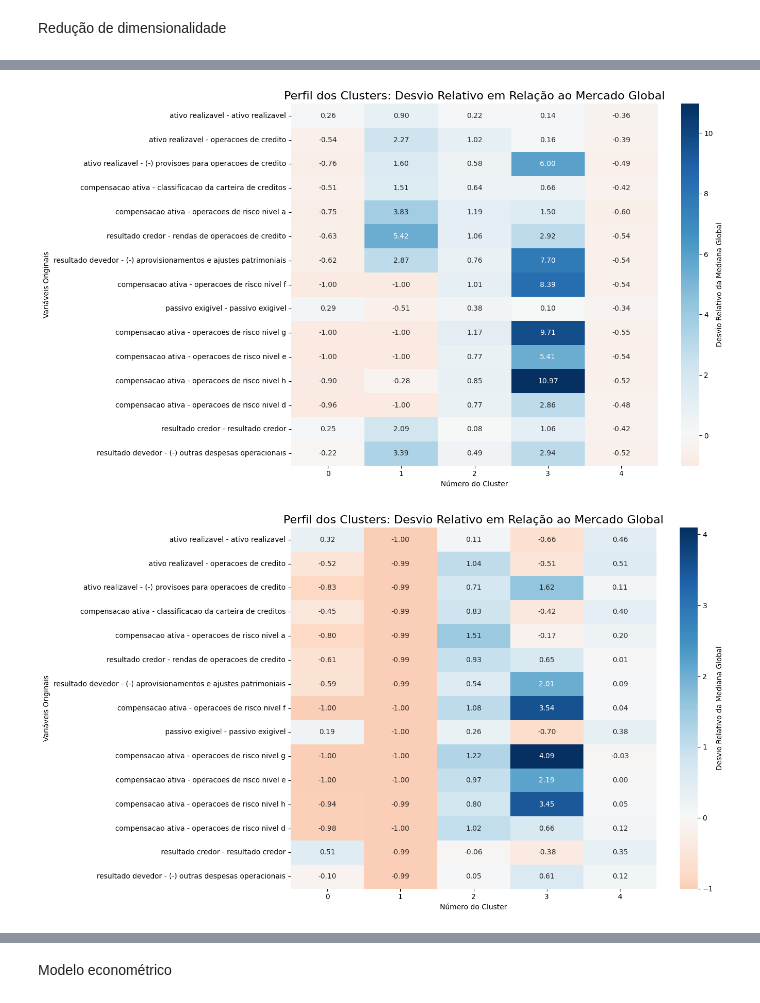
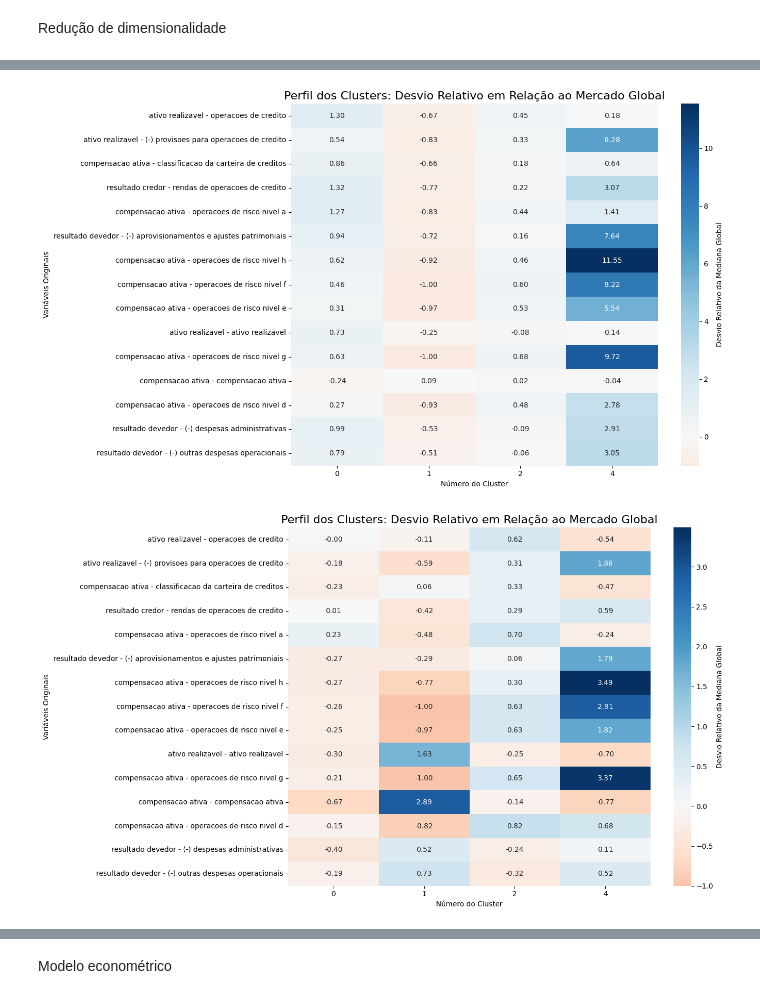
Before and after one commit to hspassos/banking, a Jupyter notebook: statistical_modelling.ipynb, the cells around one changed output, grey strips where cells are left out. Drawn from its saved outputs; the diff is of its cells as text; code cells hidden in the pictures.

```diff
--- a/statistical_modelling.ipynb
+++ b/statistical_modelling.ipynb
@@ -240,9 +265,9 @@ def remover_colunas_redundantes(df_filtrado):
     #df_identificadores = df_filtrado[colunas_id]
     #X = df_filtrado.drop(columns=colunas_id, axis=1)
     X_scaled = scaler.fit_transform(X)
-    return X, df_filtrado
+    return X, df_filtrado, to_drop
 
-X, df_filtrado = remover_colunas_redundantes(df_filtrado)
+X, df_filtrado, var_redundantes = remover_colunas_redundantes(df_filtrado)
 variaveis = pd.DataFrame({'Contas': [col for col in X.columns]})
 # %% [output]
 --- Contas Redundantes a Descartar (Correlação > 0.95) ---
@@ -357,7 +382,7 @@ from sklearn.preprocessing import StandardScaler
 from sklearn.decomposition import PCA
 
 
-def remover_outliers_por_ano(df_original, df_filtrado, X, limite_desvios, n_componentes_fase1):
+def remover_outliers_por_ano(df_inicial, df_original, df_filtrado, X, limite_desvios, n_componentes_fase1):
     # 1. Separar os identificadores e a matriz numérica (X)
     colunas_id = ['ano', 'cnpj', 'nome', 'taxonomia']
 
@@ -428,16 +453,17 @@ def remover_outliers_por_ano(df_original, df_filtrado, X, limite_desvios, n_comp
     scaler = StandardScaler()
     X_scaled = scaler.fit_transform(X)
     df_original = df_original.loc[df_original.index.isin(df_filtrado.index)]
+    df_inicial = df_inicial.loc[df_inicial.index.isin(df_filtrado.index)]
 
     df_variancia_historica = pd.DataFrame(historico_variancia).sort_values('Ano').reset_index(drop=True)
 
     print("--- Evolução da Variância Explicada no SFN (Ano a Ano) ---")
     print(df_variancia_historica.to_string())
-    return df_original, df_filtrado, X
+    return df_inicial, df_original, df_filtrado, X
 
 # Parâmetros da Fase 1 (Ajuste os desvios e componentes conforme o seu Scree Plot)
 
-df_original, df_filtrado , X= remover_outliers_por_ano(df_original, df_filtrado, X, limite_desvios = 3, n_componentes_fase1 = 3)
+df_inicial, df_original, df_filtrado, X = remover_outliers_por_ano(df_inicial, df_original, df_filtrado, X, limite_desvios = 4, n_componentes_fase1 = 3)
 # %% [output]
 --- Evolução da Variância Explicada no SFN (Ano a Ano) ---
      Ano  PC1 (%)  PC2 (%)  PC3 (%)  Acumulada Fase 1 (%)
@@ -560,6 +586,6 @@ def calcular_pca_final(X, num_componentes_pca):
     })
     return X_pca, df_pca_valores, loadings, pca_relevancia
 
-num_componentes_pca = 17
+num_componentes_pca = 14
 X_pca, df_pca_valores, loadings, pca_relevancia = calcular_pca_final(X, num_componentes_pca)
 # %% [markdown]
@@ -567,7 +593,7 @@ Criação e análises dos cluters
 # %%
 #Criação do modelo final de K-Means com o número de clusters otimizado
 
-def criar_modelo_kmeans_final(X_pca, numero_de_clusters, df_filtrado, df_original):
+def criar_modelo_kmeans_final(X_pca, numero_de_clusters, df_inicial, df_filtrado, df_original):
     # Initialize and train the final model
     final_kmeans = KMeans(n_clusters=numero_de_clusters, init='k-means++', random_state=42, n_init='auto')
     final_kmeans.fit(X_pca)
@@ -586,15 +612,20 @@ def criar_modelo_kmeans_final(X_pca, numero_de_clusters, df_filtrado, df_origina
     coluna_para_mover = df_original.pop('Cluster')
     df_original.insert(4, 'Cluster', coluna_para_mover)
 
+    df_inicial['Cluster'] = cluster_labels
+    df_inicial.columns = df_inicial.columns.astype(str)
+    coluna_para_mover = df_inicial.pop('Cluster')
+    df_inicial.insert(4, 'Cluster', coluna_para_mover)
+
     # Save the results to a new CSV or update the SQLite database
     df_filtrado[['cnpj', 'Cluster']].to_csv('bank_clusters.csv', index=False)
 
     # Profile the clusters by calculating the mean of the original (unscaled) features for each cluster
     cluster_profiles = df_filtrado.groupby('Cluster')[X.columns].mean().sort_values(by='ativo realizavel - operacoes de credito', ascending=False)
 #    cluster_profiles.to_csv('cluster_profiles.csv', index=False)
-    return df_filtrado, df_original, final_kmeans, cluster_profiles
+    return df_inicial, df_filtrado, df_original, final_kmeans, cluster_profiles
 
-df_filtrado, df_original, final_kmeans, cluster_profiles = criar_modelo_kmeans_final(X_pca, numero_de_clusters, df_filtrado, df_original)
+df_inicial, df_filtrado, df_original, final_kmeans, cluster_profiles = criar_modelo_kmeans_final(X_pca, numero_de_clusters, df_inicial, df_filtrado, df_original)
 # %%
 # Teste Kruskal-Wallis (não assume normalidade dos dados)
 
@@ -690,7 +721,7 @@ def plotar_heatmap_perfil_clusters(clusters, kruskal):
 #    clusters_filtrado = clusters_filtrado[clusters_filtrado['Cluster'] != 0]
 #    clusters_filtrado = clusters_filtrado[clusters_filtrado['Cluster'] != 1]
 #    clusters_filtrado = clusters_filtrado[clusters_filtrado['Cluster'] != 2]
-#    clusters_filtrado = clusters_filtrado[clusters_filtrado['Cluster'] != 3]
+    clusters_filtrado = clusters_filtrado[clusters_filtrado['Cluster'] != 3]
 #    clusters_filtrado = clusters_filtrado[clusters_filtrado['Cluster'] != 4]
 
     # 1. Pegue as 15 variáveis mais importantes do seu teste de Kruskal-Wallis
@@ -707,35 +738,35 @@ def plotar_heatmap_perfil_clusters(clusters, kruskal):
     # 2. Calcule a mediana global para essas 15 variáveis
     mediana_global = clusters_filtrado[top_15_variaveis].median()
 
     # 3. Calcule a mediana de cada cluster para essas 15 variáveis
     mediana_clusters = clusters_filtrado.groupby('Cluster')[top_15_variaveis].median()
 
     # 4. Calcule a variação percentual (ou relativa) do cluster vs o global
     # Isso normaliza os dados para o gráfico: 0 = igual ao global, > 0 acima, < 0 abaixo
     desvio_relativo = (mediana_clusters - mediana_global) / mediana_global.abs().replace(0, 1e-9) # Evita divisão por zero
 
     # 5. Plota o Heatmap
     plt.figure(figsize=(14, 8))
     sns.heatmap(desvio_relativo.T, # Transposto para variáveis ficarem nas linhas
                 cmap='RdBu',       # Vermelho para abaixo da média, Azul para acima
                 center=0,          # O branco será exatamente a média global
                 annot=True,        # Mostra os números no gráfico
                 fmt=".2f",         # 2 casas decimais
                 cbar_kws={'label': 'Desvio Relativo da Mediana Global'})
 
     plt.title('Perfil dos Clusters: Desvio Relativo em Relação ao Mercado Global', fontsize=16)
     plt.xlabel('Número do Cluster')
     plt.ylabel('Variáveis Originais')
     plt.tight_layout()
     plt.show()
 
 
 plotar_heatmap_perfil_clusters(df_filtrado, kruskal)
 #plotar_heatmap_perfil_clusters(df_filtrado_clusters_fixos, kruskal)
 plotar_heatmap_perfil_clusters(df_original, kruskal)
 # %% [output]
-[figure, old version]
+[figure, new version]
-[figure, old version]
+[figure, new version]
 # %%
 # Teste de hipótese para comparar contas entre clusters usando o Teste T de Welch e o Teste de Mann-Whitney
 
```
Also changed, not shown: parts of 31 cells of this notebook, 1 other file.
